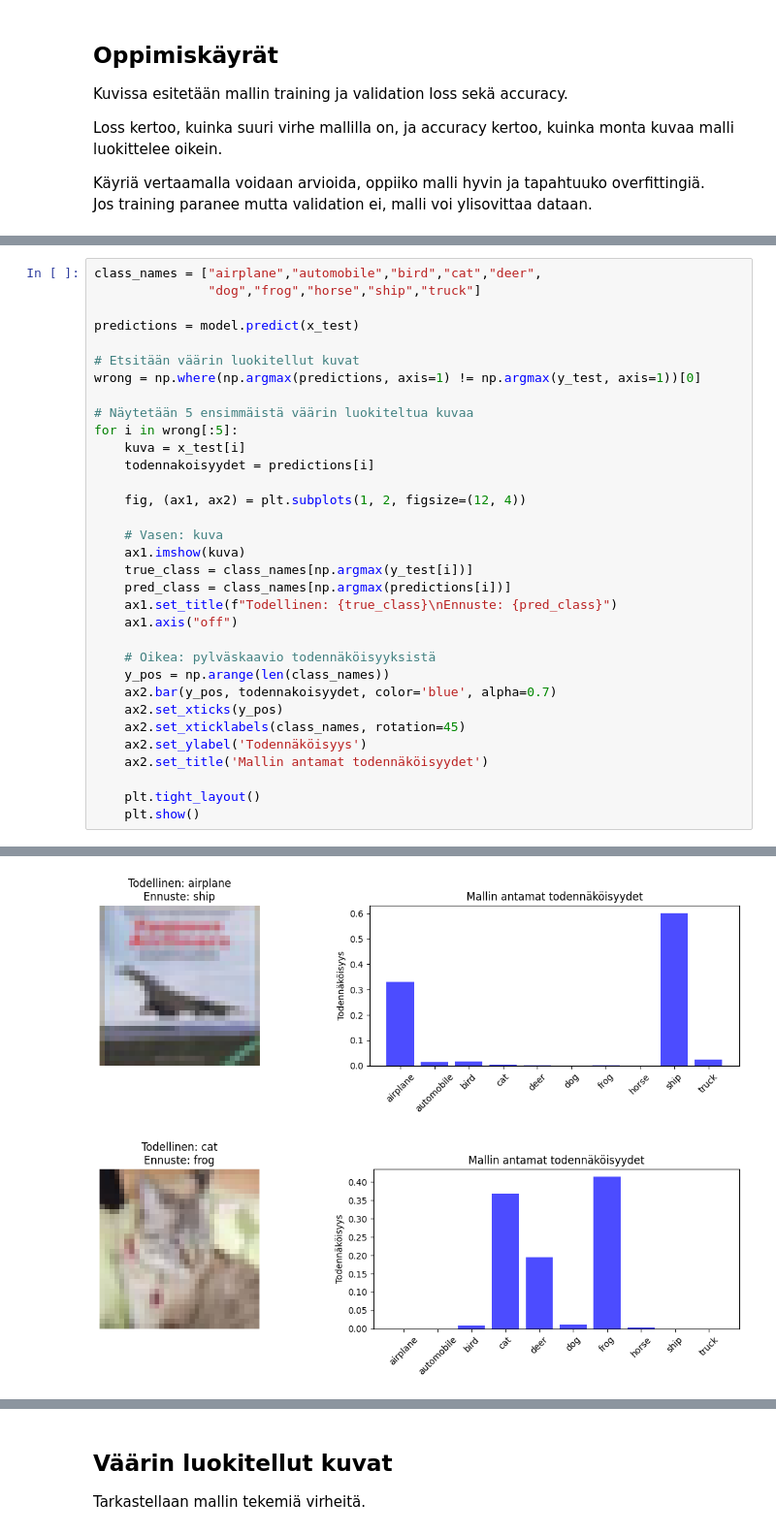
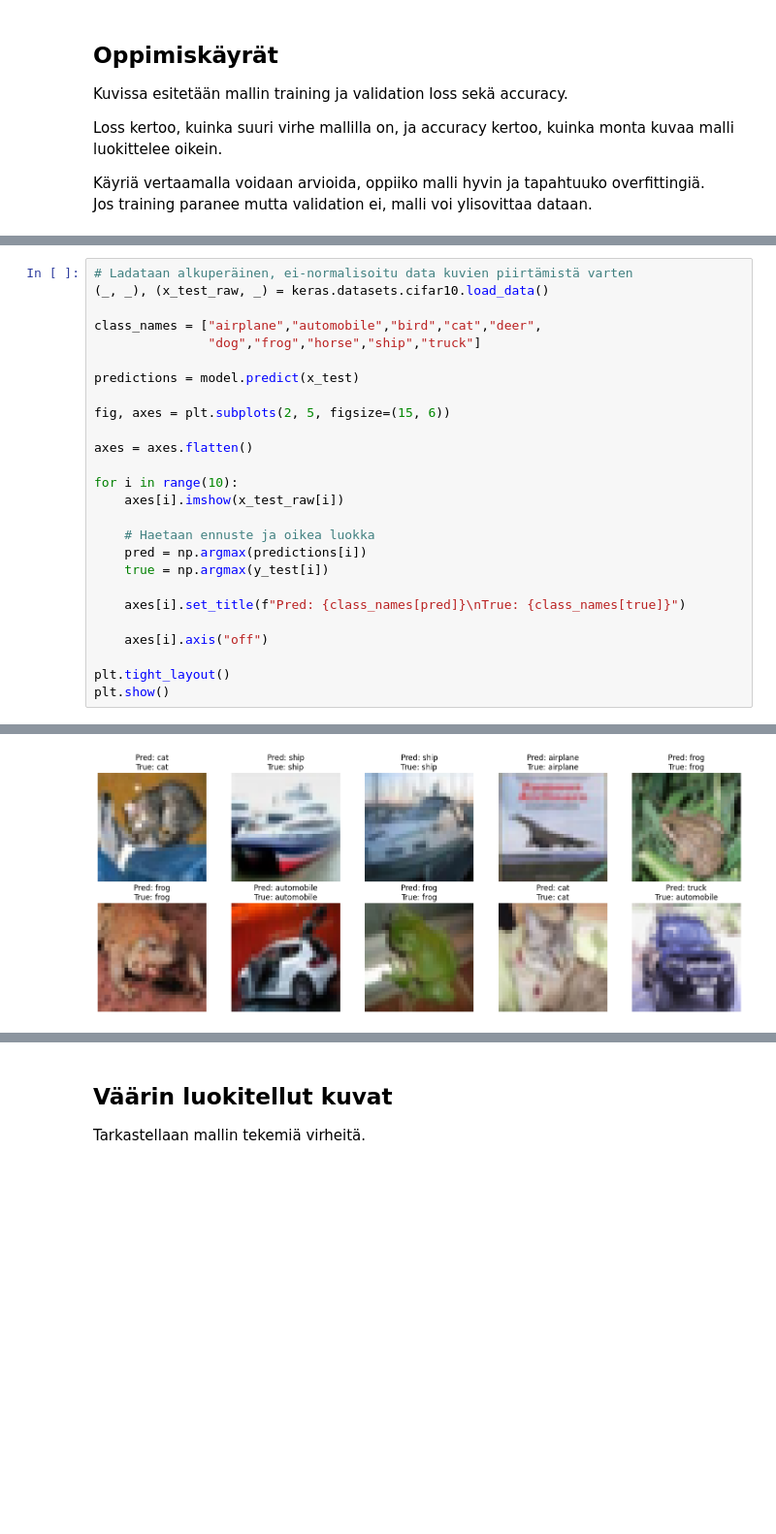
Before and after one commit to RedEyeSH/Neuralnetworkproject, a Jupyter notebook: Cifar-10/CNN.ipynb, the cells around one changed output, grey strips where cells are left out. Shown at 97% size. Cells and saved outputs as stored; diff of their text form; blank space fills up the shorter version.

```diff
--- a/Cifar-10/CNN.ipynb
+++ b/Cifar-10/CNN.ipynb
@@ -206,34 +204,27 @@ Näytetään mallin ennusteita testikuville.
 # %%
+# Ladataan alkuperäinen, ei-normalisoitu data kuvien piirtämistä varten
+(_, _), (x_test_raw, _) = keras.datasets.cifar10.load_data()
+
 class_names = ["airplane","automobile","bird","cat","deer",
                "dog","frog","horse","ship","truck"]
 
 predictions = model.predict(x_test)
 
-# Etsitään väärin luokitellut kuvat
-wrong = np.where(np.argmax(predictions, axis=1) != np.argmax(y_test, axis=1))[0]
+fig, axes = plt.subplots(2, 5, figsize=(15, 6))
 
-# Näytetään 5 ensimmäistä väärin luokiteltua kuvaa
-for i in wrong[:5]:
-    kuva = x_test[i]
-    todennakoisyydet = predictions[i]
+axes = axes.flatten()
 
-    fig, (ax1, ax2) = plt.subplots(1, 2, figsize=(12, 4))
+for i in range(10):
+    axes[i].imshow(x_test_raw[i])
 
-    # Vasen: kuva
-    ax1.imshow(kuva)
-    true_class = class_names[np.argmax(y_test[i])]
-    pred_class = class_names[np.argmax(predictions[i])]
-    ax1.set_title(f"Todellinen: {true_class}\nEnnuste: {pred_class}")
-    ax1.axis("off")
+    # Haetaan ennuste ja oikea luokka
+    pred = np.argmax(predictions[i])
+    true = np.argmax(y_test[i])
 
-    # Oikea: pylväskaavio todennäköisyyksistä
-    y_pos = np.arange(len(class_names))
-    ax2.bar(y_pos, todennakoisyydet, color='blue', alpha=0.7)
-    ax2.set_xticks(y_pos)
-    ax2.set_xticklabels(class_names, rotation=45)
-    ax2.set_ylabel('Todennäköisyys')
-    ax2.set_title('Mallin antamat todennäköisyydet')
+    axes[i].set_title(f"Pred: {class_names[pred]}\nTrue: {class_names[true]}")
 
-    plt.tight_layout()
-    plt.show()
+    axes[i].axis("off")
+
+plt.tight_layout()
+plt.show()
 # %% [output]
@@ -241,2 +232 @@ for i in wrong[:5]:
-[figure, old version]
+[figure, new version]
-[figure, removed]
```
Also changed, not shown: parts of 13 cells of this notebook.
